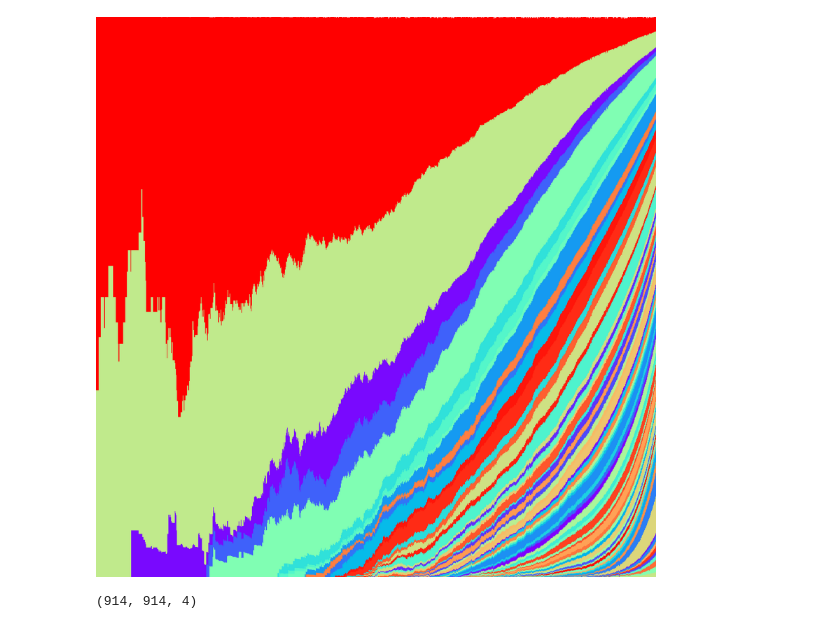
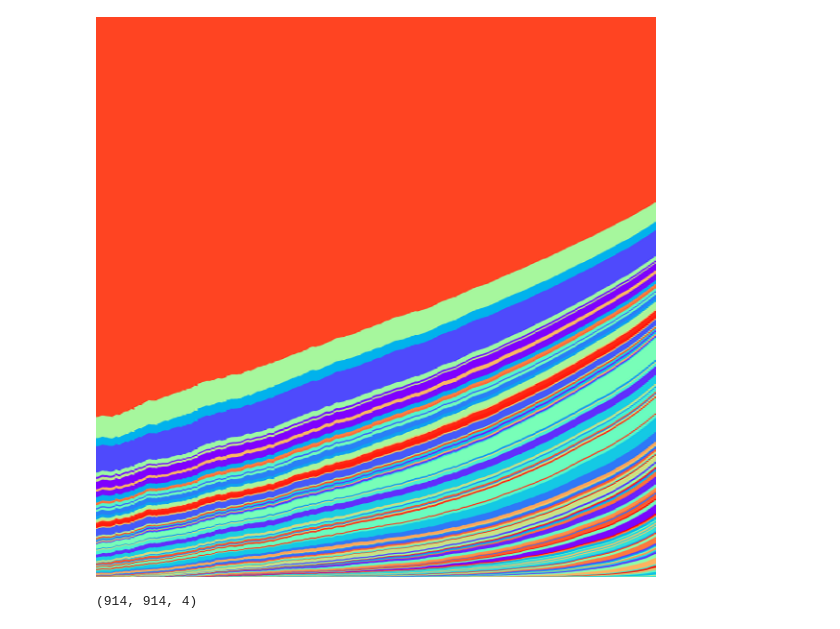
Before and after one commit to schwarzlab-ccb/SimChA, a Jupyter notebook: notebooks/fish_plot.ipynb, the cells around one changed output. Cells and saved outputs as stored; diff of their text form; code cells hidden in the pictures.

```diff
--- a/notebooks/fish_plot.ipynb
+++ b/notebooks/fish_plot.ipynb
@@ -9,6 +9,9 @@ import math
 from PIL import Image
 from matplotlib import cm
 import random
+import sys
+
+eps = sys.float_info.epsilon
 # %%
 populations_df = pd.read_csv("../out/populations.csv")
 adjacency_df = pd.read_csv("../out/adjacency.csv")
@@ -22,7 +25,7 @@ pop_sizes["Generation"].max()
 identities = populations_df["Identity"].unique()
 cols = cm.rainbow(np.linspace(0, 1, len(identities))).tolist()
 random.shuffle(cols)
-col_map = {identities[i]: list(map(lambda x: (int)(x * 255), cols[i])) for i in range(len(identities))}
+col_map = {identities[i]: np.array(list(map(lambda x: (int)(x * 255), cols[i]))) for i in range(len(identities))}
 # %%
 x_len = pop_sizes["Generation"].max() + 1
 y_len = pop_sizes["Population"].max()
@@ -43,0 +47,24 @@ plt.imshow(new_image)
+# %%
+def line_from_data(px_row, width):
+    result = []
+    pop_total = sum(row_it[0] for row_it in px_row)
+    for i in range(len(px_row)):
+        px_row[i][0] *= width / pop_total
+    contr = 1.0
+    index = 0
+    new_px = np.array([0.0, 0.0, 0.0, 0.0])
+    while index < len(px_row):
+        if px_row[index][0] >= eps:
+            factor = contr if px_row[index][0] >= contr else px_row[index][0]
+            px_row[index][0] -= factor
+            contr -= factor
+            new_px += px_row[index][1] * factor
+            if contr < eps:
+                contr = 1.0
+                result.append(new_px)
+                new_px = np.array([0.0, 0.0, 0.0, 0.0])
+        else:
+            index += 1
+    if len(result) < width:
+        result.append(new_px)
+    return result
@@ -44,5 +81,6 @@ plt.imshow(new_image)
 # %%
-image_pixels = []
+width = x_len
+img_pixels = []
 for i in range(0, x_len):
     gen = populations_df[populations_df["Generation"] == i]
     pixel_row = []
@@ -50,21 +88,17 @@ for i in range(0, x_len):
     for index, row in gen.iterrows():
         col = col_map[row["Identity"]]
         pop = row["Population"]
-        scale = x_len / total_pop
-        pix_count = int(round(pop * scale))
-        pixel_row += [col] * pix_count
-    remainder = x_len - (len(pixel_row))
-    if remainder > 0:
-        pixel_row = [[1,1,1,1]] * remainder + pixel_row
-    image_pixels.append(pixel_row[0:x_len])
+        pixel_row.append([pop, col])
+    line_px = line_from_data(pixel_row, width)
+    img_pixels.append(line_px)
 # %%
-array = np.array(image_pixels, dtype=np.uint8)
+array = np.array(img_pixels, dtype=np.uint8)
 new_image = Image.fromarray(array).rotate(-90).transpose(Image.FLIP_LEFT_RIGHT)
 size = new_image.size
 cropped = new_image.crop((size[0] // 2, 0, size[0], size[1]))
 cropped.resize(size, Image.ANTIALIAS)
 # %% [output]
-[figure, old version]
+[figure, new version]
 # %%
 array.shape
 # %% [output]
```
Also changed, not shown: parts of 3 cells of this notebook.
